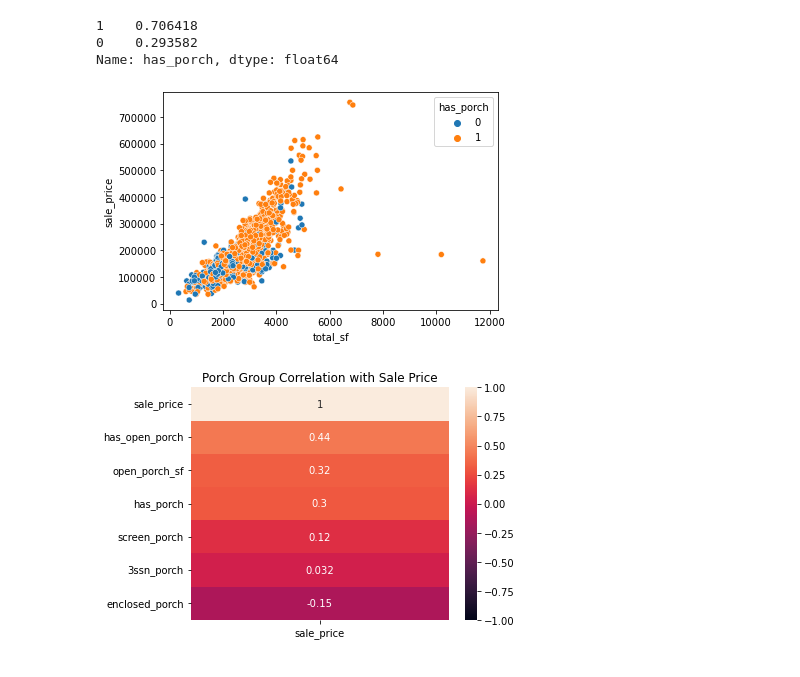
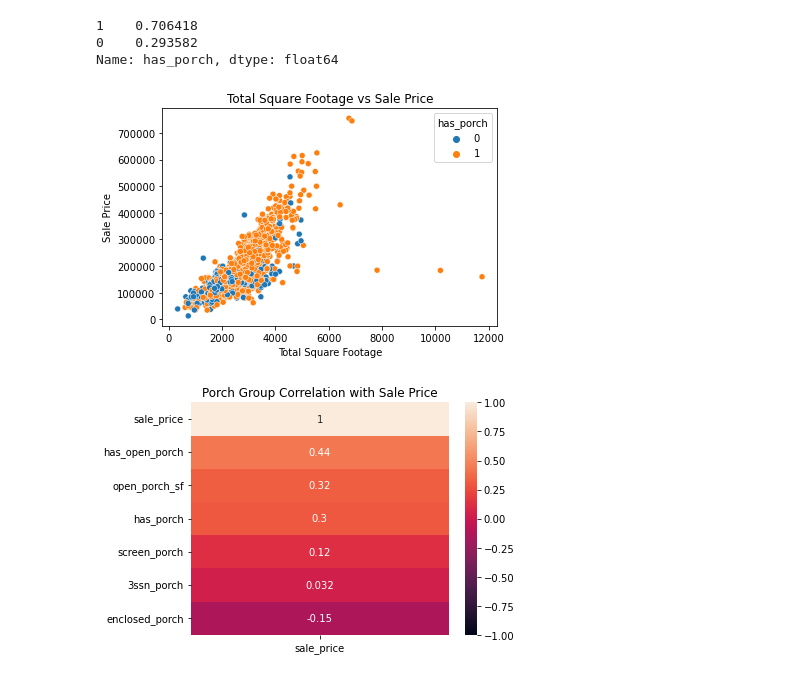
Before and after one commit to krisgch/dsi_project_ames, a Jupyter notebook: code/02_preprocessing.ipynb, the cells around one changed output. Cells and saved outputs as stored; diff of their text form; code cells hidden in the pictures.

```diff
--- a/code/02_preprocessing.ipynb
+++ b/code/02_preprocessing.ipynb
@@ -396,9 +419,12 @@ Name: has_porch, dtype: float64
 # %%
 # plot scatter of sale_price and has_porch
 
-sns.scatterplot(x='total_sf',y='sale_price',data=df,hue='has_porch');
+sns.scatterplot(x='total_sf',y='sale_price',data=df,hue='has_porch')
+plt.title("Total Square Footage vs Sale Price")
+plt.xlabel("Total Square Footage")
+plt.ylabel("Sale Price");
 # %% [output]
-[figure, old version]
+[figure, new version]
 # %%
 df['has_open_porch'] = df['open_porch_sf'].apply(lambda x : 1 if x > 0 else 0)
 # %%
```
Also changed, not shown: parts of 44 cells of this notebook, 9 other files.
